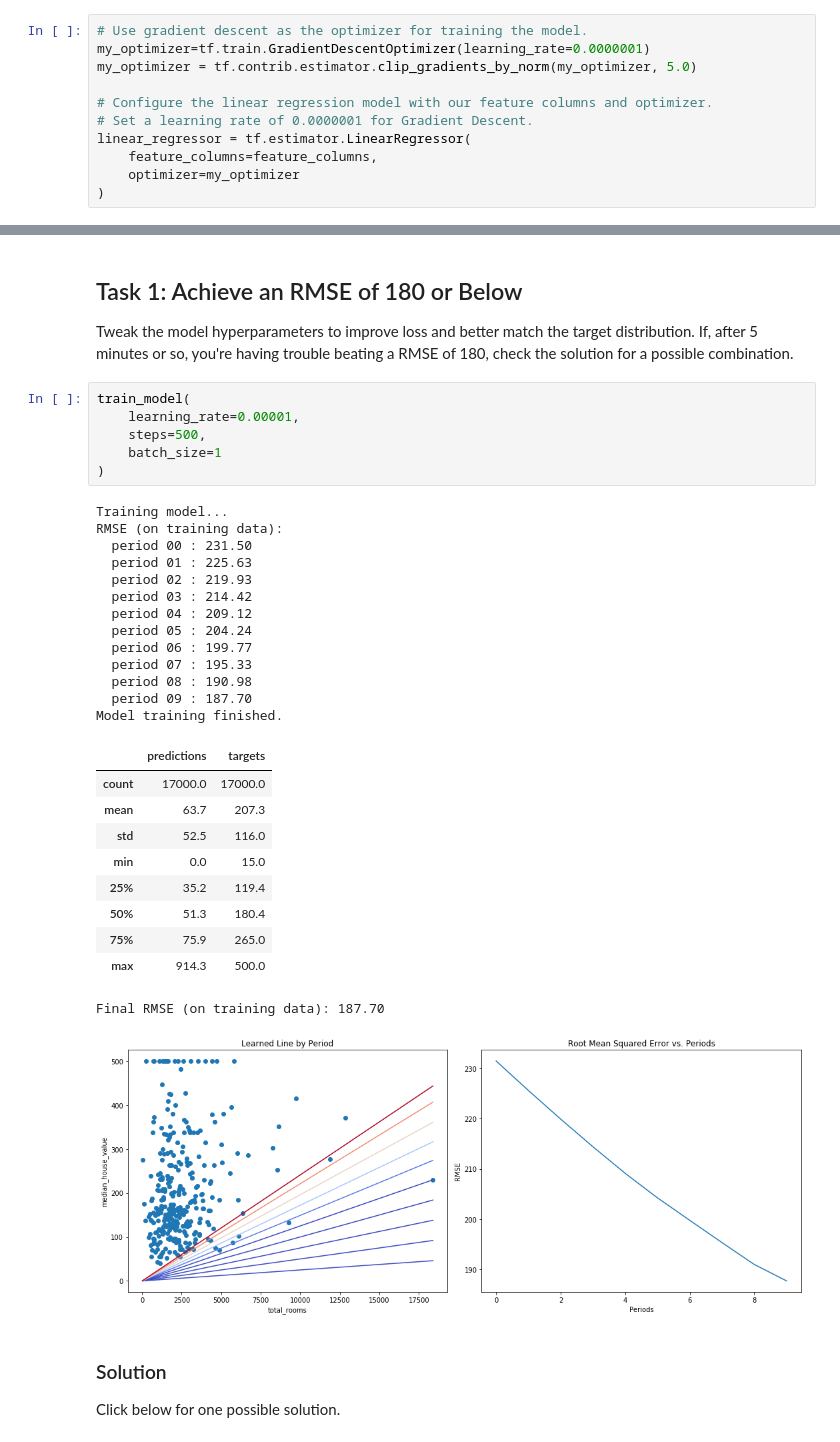
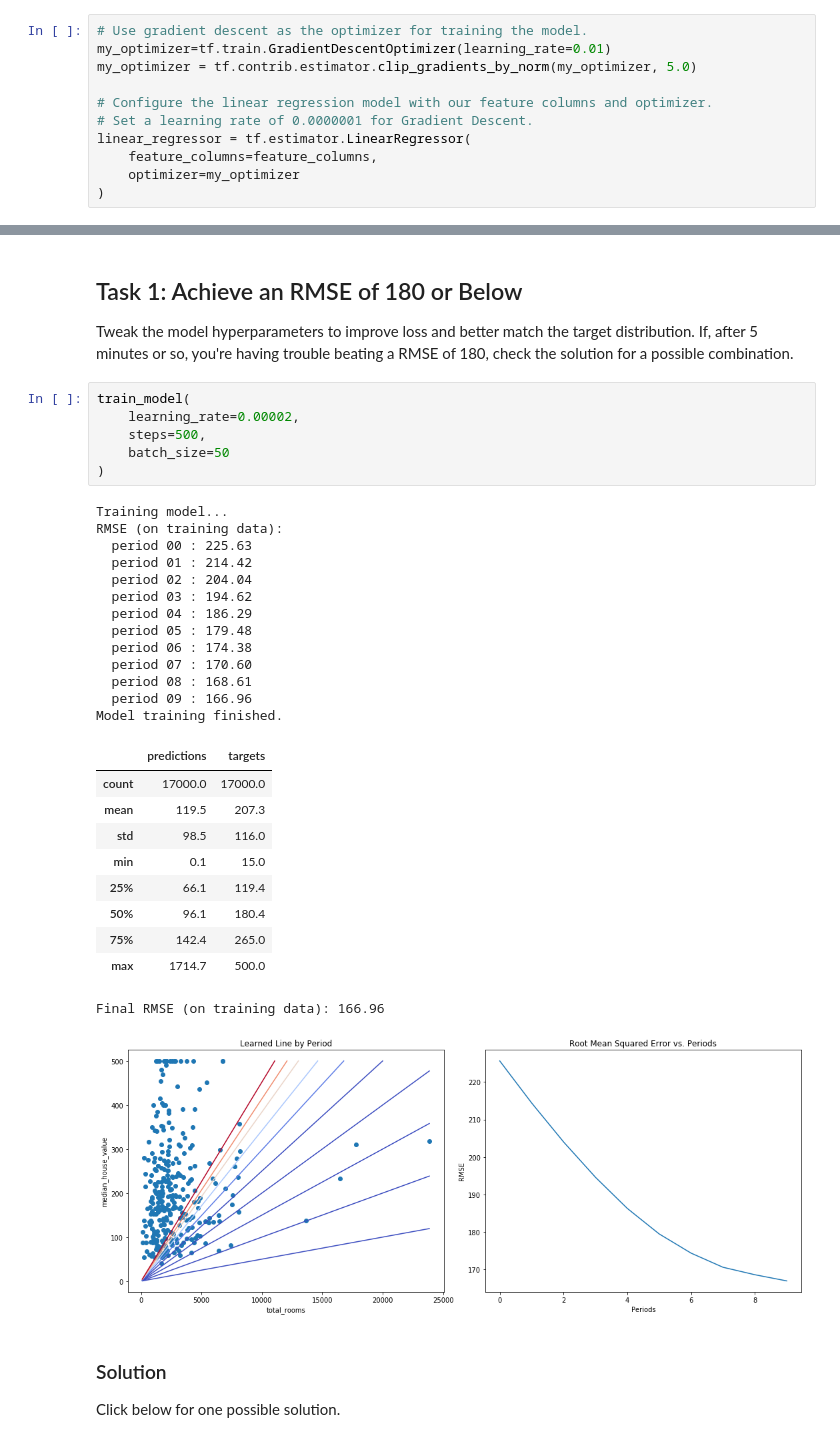
Before and after one commit to shahramk61/boot_camp, a Jupyter notebook: first_steps_with_tensor_flow.ipynb, the cells around one changed output, grey strips where cells are left out. Cells and saved outputs as stored; diff of their text form.

```diff
--- a/first_steps_with_tensor_flow.ipynb
+++ b/first_steps_with_tensor_flow.ipynb
@@ -129,7 +129,7 @@ Next, we'll configure a linear regression model using LinearRegressor. We'll tra
 **NOTE:** To be safe, we also apply [gradient clipping](https://developers.google.com/machine-learning/glossary/#gradient_clipping) to our optimizer via `clip_gradients_by_norm`. Gradient clipping ensures the magnitude of the gradients do not become too large during training, which can cause gradient descent to fail.
 # %%
 # Use gradient descent as the optimizer for training the model.
-my_optimizer=tf.train.GradientDescentOptimizer(learning_rate=0.0000001)
+my_optimizer=tf.train.GradientDescentOptimizer(learning_rate=0.01)
 my_optimizer = tf.contrib.estimator.clip_gradients_by_norm(my_optimizer, 5.0)
 
 # Configure the linear regression model with our feature columns and optimizer.
@@ -424,35 +418,35 @@ Tweak the model hyperparameters to improve loss and better match the target dist
 If, after 5 minutes or so, you're having trouble beating a RMSE of 180, check the solution for a possible combination.
 # %%
 train_model(
-    learning_rate=0.00001,
+    learning_rate=0.00002,
     steps=500,
-    batch_size=1
+    batch_size=50
 )
 # %% [output]
 Training model...
 RMSE (on training data):
-  period 00 : 231.50
-  period 01 : 225.63
-  period 02 : 219.93
-  period 03 : 214.42
-  period 04 : 209.12
-  period 05 : 204.24
-  period 06 : 199.77
-  period 07 : 195.33
-  period 08 : 190.98
-  period 09 : 187.70
+  period 00 : 225.63
+  period 01 : 214.42
+  period 02 : 204.04
+  period 03 : 194.62
+  period 04 : 186.29
+  period 05 : 179.48
+  period 06 : 174.38
+  period 07 : 170.60
+  period 08 : 168.61
+  period 09 : 166.96
 Model training finished.
 |  | predictions | targets |
 | count | 17000.0 | 17000.0 |
-| mean | 63.7 | 207.3 |
-| std | 52.5 | 116.0 |
-| min | 0.0 | 15.0 |
-| 25% | 35.2 | 119.4 |
-| 50% | 51.3 | 180.4 |
-| 75% | 75.9 | 265.0 |
-| max | 914.3 | 500.0 |
+| mean | 119.5 | 207.3 |
+| std | 98.5 | 116.0 |
+| min | 0.1 | 15.0 |
+| 25% | 66.1 | 119.4 |
+| 50% | 96.1 | 180.4 |
+| 75% | 142.4 | 265.0 |
+| max | 1714.7 | 500.0 |
-Final RMSE (on training data): 187.70
+Final RMSE (on training data): 166.96
-[figure, old version]
+[figure, new version]
 # %% [markdown]
 ### Solution
 
```
Also changed, not shown: parts of 6 cells of this notebook, 1 other file.
